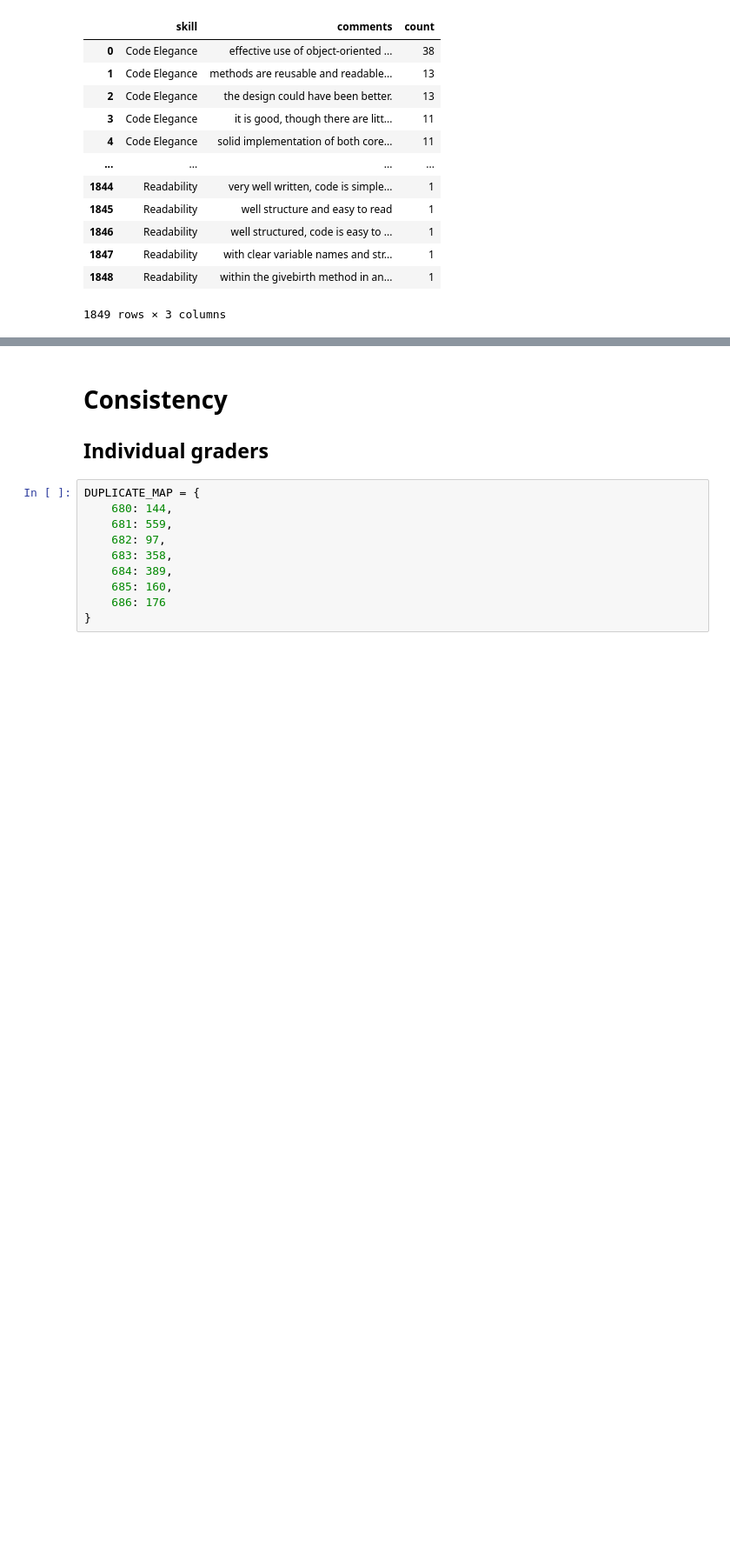
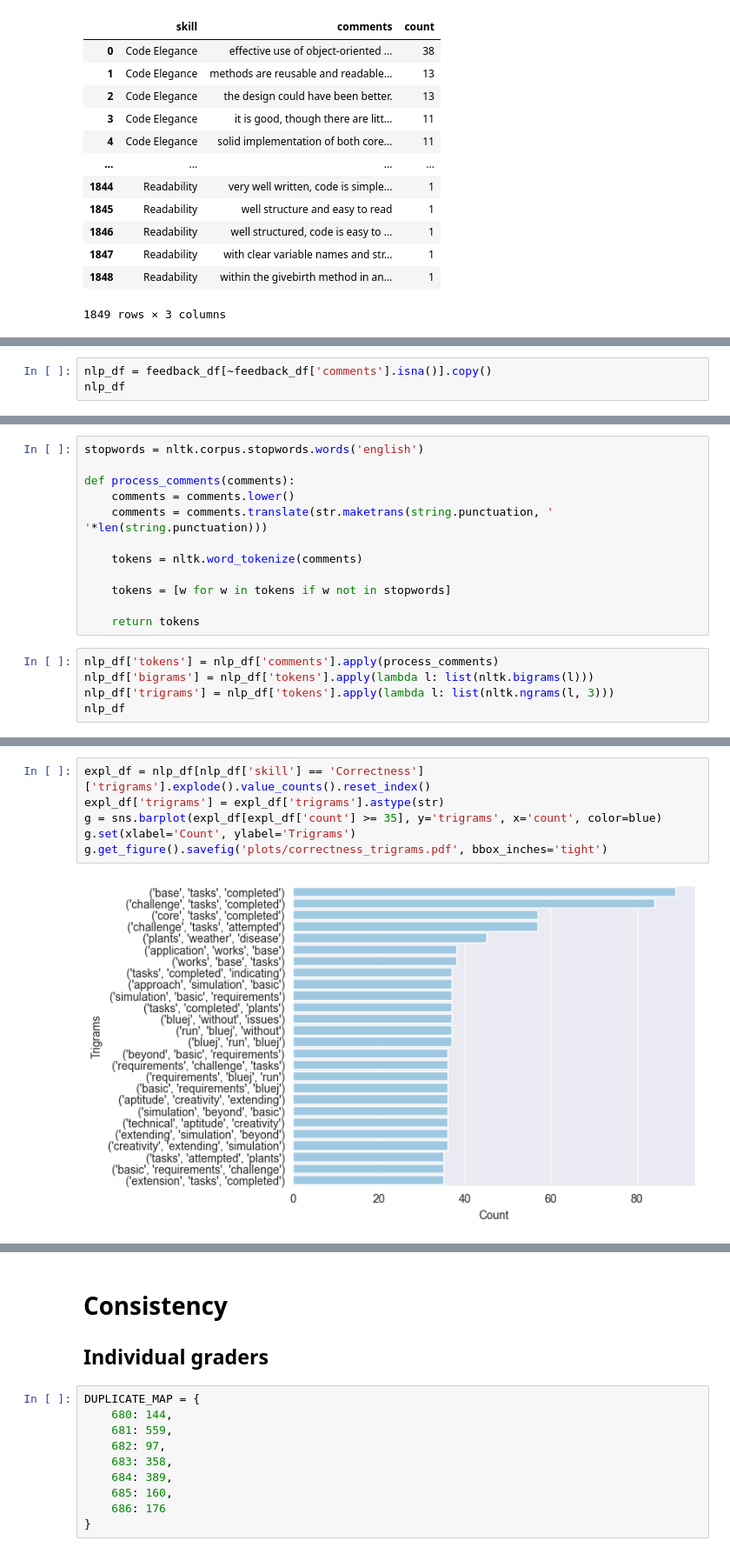
Before and after one commit to m-messer/Consistency_In_Grading_Analysis, a Jupyter notebook: feedback_analysis.ipynb, the cells around one changed output, grey strips where cells are left out. Shown at 87% size. Drawn from its saved outputs; the diff is of its cells as text; blank space fills up the shorter version.

```diff
--- a/feedback_analysis.ipynb
+++ b/feedback_analysis.ipynb
@@ -76,0 +103,3 @@ See the caveats in the documentation: https://pandas.pydata.org/pandas-docs/stab
+# %%
+nlp_df = feedback_df[~feedback_df['comments'].isna()].copy()
+nlp_df
@@ -76,0 +120,17 @@ See the caveats in the documentation: https://pandas.pydata.org/pandas-docs/stab
+# %%
+stopwords = nltk.corpus.stopwords.words('english')
+
+def process_comments(comments):
+    comments = comments.lower()
+    comments = comments.translate(str.maketrans(string.punctuation, ' '*len(string.punctuation)))
+
+    tokens = nltk.word_tokenize(comments)
+
+    tokens = [w for w in tokens if w not in stopwords]
+
+    return tokens
+# %%
+nlp_df['tokens'] = nlp_df['comments'].apply(process_comments)
+nlp_df['bigrams'] = nlp_df['tokens'].apply(lambda l: list(nltk.bigrams(l)))
+nlp_df['trigrams'] = nlp_df['tokens'].apply(lambda l: list(nltk.ngrams(l, 3)))
+nlp_df
@@ -76,0 +151,8 @@ See the caveats in the documentation: https://pandas.pydata.org/pandas-docs/stab
+# %%
+expl_df = nlp_df[nlp_df['skill'] == 'Correctness']['trigrams'].explode().value_counts().reset_index()
+expl_df['trigrams'] = expl_df['trigrams'].astype(str)
+g = sns.barplot(expl_df[expl_df['count'] >= 35], y='trigrams', x='count', color=blue)
+g.set(xlabel='Count', ylabel='Trigrams')
+g.get_figure().savefig('plots/correctness_trigrams.pdf', bbox_inches='tight')
+# %% [output]
+[figure, added]
```
Also changed, not shown: parts of 24 cells of this notebook, 1 other file.
